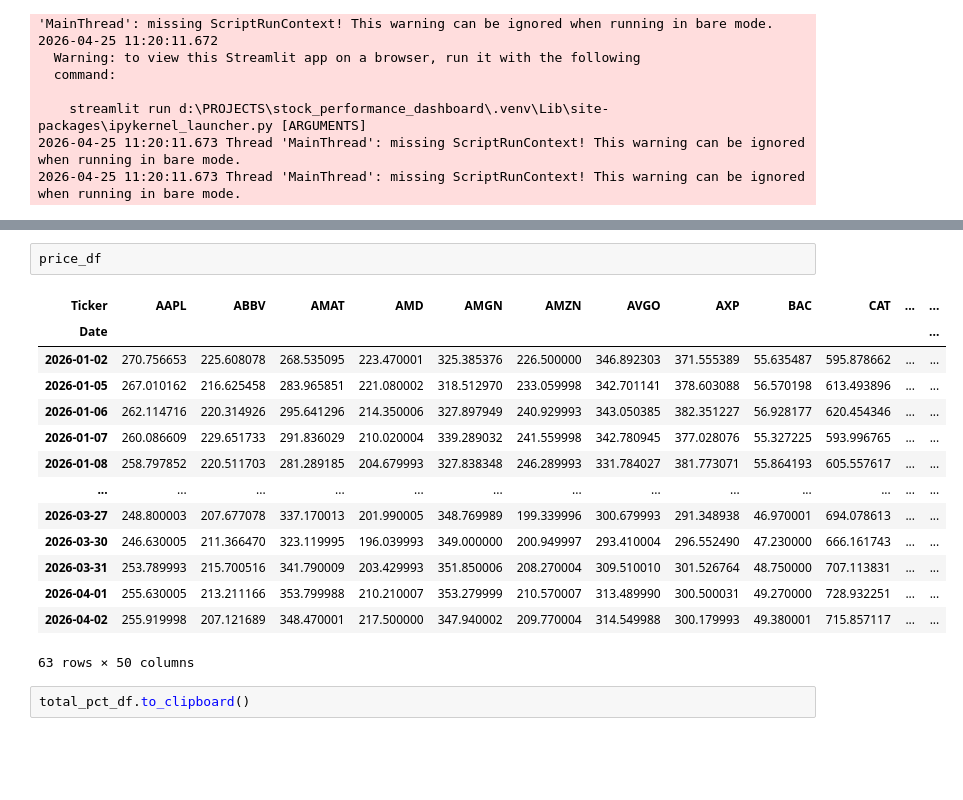
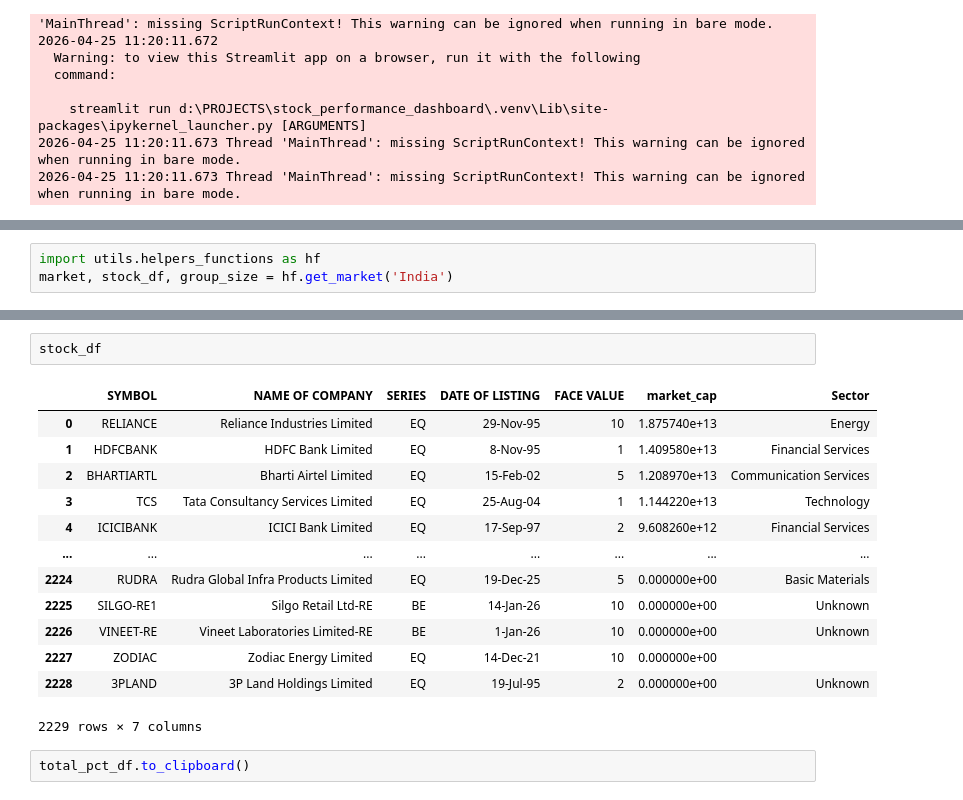
Before and after one commit to Aman19960110/stock_performance_dashboard, a Jupyter notebook: rough.ipynb, the cells around one changed output, grey strips where cells are left out. Drawn from its saved outputs; the diff is of its cells as text; blank space fills up the shorter version.

```diff
--- a/rough.ipynb
+++ b/rough.ipynb
@@ -86,0 +91,3 @@ total_pct_df = hf.calculate_returs(price_df)
+# %%
+import utils.helpers_functions as hf
+market, stock_df, group_size = hf.get_market('India')
@@ -87,20 +108,19 @@ total_pct_df = hf.calculate_returs(price_df)
 # %%
-price_df
+stock_df
 # %% [output]
-| Ticker | AAPL | ABBV | AMAT | AMD | AMGN | AMZN | AVGO | AXP | BAC | CAT | ... | ... |
-| Date |  |  |  |  |  |  |  |  |  |  |  | ... |
-| 2026-01-02 | 270.756653 | 225.608078 | 268.535095 | 223.470001 | 325.385376 | 226.500000 | 346.892303 | 371.555389 | 55.635487 | 595.878662 | ... | ... |
-| 2026-01-05 | 267.010162 | 216.625458 | 283.965851 | 221.080002 | 318.512970 | 233.059998 | 342.701141 | 378.603088 | 56.570198 | 613.493896 | ... | ... |
-| 2026-01-06 | 262.114716 | 220.314926 | 295.641296 | 214.350006 | 327.897949 | 240.929993 | 343.050385 | 382.351227 | 56.928177 | 620.454346 | ... | ... |
-| 2026-01-07 | 260.086609 | 229.651733 | 291.836029 | 210.020004 | 339.289032 | 241.559998 | 342.780945 | 377.028076 | 55.327225 | 593.996765 | ... | ... |
-| 2026-01-08 | 258.797852 | 220.511703 | 281.289185 | 204.679993 | 327.838348 | 246.289993 | 331.784027 | 381.773071 | 55.864193 | 605.557617 | ... | ... |
-| ... | ... | ... | ... | ... | ... | ... | ... | ... | ... | ... | ... | ... |
-| 2026-03-27 | 248.800003 | 207.677078 | 337.170013 | 201.990005 | 348.769989 | 199.339996 | 300.679993 | 291.348938 | 46.970001 | 694.078613 | ... | ... |
-| 2026-03-30 | 246.630005 | 211.366470 | 323.119995 | 196.039993 | 349.000000 | 200.949997 | 293.410004 | 296.552490 | 47.230000 | 666.161743 | ... | ... |
-| 2026-03-31 | 253.789993 | 215.700516 | 341.790009 | 203.429993 | 351.850006 | 208.270004 | 309.510010 | 301.526764 | 48.750000 | 707.113831 | ... | ... |
-| 2026-04-01 | 255.630005 | 213.211166 | 353.799988 | 210.210007 | 353.279999 | 210.570007 | 313.489990 | 300.500031 | 49.270000 | 728.932251 | ... | ... |
-| 2026-04-02 | 255.919998 | 207.121689 | 348.470001 | 217.500000 | 347.940002 | 209.770004 | 314.549988 | 300.179993 | 49.380001 | 715.857117 | ... | ... |
+|  | SYMBOL | NAME OF COMPANY | SERIES | DATE OF LISTING | FACE VALUE | market_cap | Sector |
+| 0 | RELIANCE | Reliance Industries Limited | EQ | 29-Nov-95 | 10 | 1.875740e+13 | Energy |
+| 1 | HDFCBANK | HDFC Bank Limited | EQ | 8-Nov-95 | 1 | 1.409580e+13 | Financial Services |
+| 2 | BHARTIARTL | Bharti Airtel Limited | EQ | 15-Feb-02 | 5 | 1.208970e+13 | Communication Services |
+| 3 | TCS | Tata Consultancy Services Limited | EQ | 25-Aug-04 | 1 | 1.144220e+13 | Technology |
+| 4 | ICICIBANK | ICICI Bank Limited | EQ | 17-Sep-97 | 2 | 9.608260e+12 | Financial Services |
+| ... | ... | ... | ... | ... | ... | ... | ... |
+| 2224 | RUDRA | Rudra Global Infra Products Limited | EQ | 19-Dec-25 | 5 | 0.000000e+00 | Basic Materials |
+| 2225 | SILGO-RE1 | Silgo Retail Ltd-RE | BE | 14-Jan-26 | 10 | 0.000000e+00 | Unknown |
+| 2226 | VINEET-RE | Vineet Laboratories Limited-RE | BE | 1-Jan-26 | 10 | 0.000000e+00 | Unknown |
+| 2227 | ZODIAC | Zodiac Energy Limited | EQ | 14-Dec-21 | 10 | 0.000000e+00 |  |
+| 2228 | 3PLAND | 3P Land Holdings Limited | EQ | 19-Jul-95 | 2 | 0.000000e+00 | Unknown |
-63 rows × 50 columns
+2229 rows × 7 columns
 # %%
 total_pct_df.to_clipboard()
 # %%
```
Also changed, not shown: parts of 2 cells of this notebook, 2 other files.
